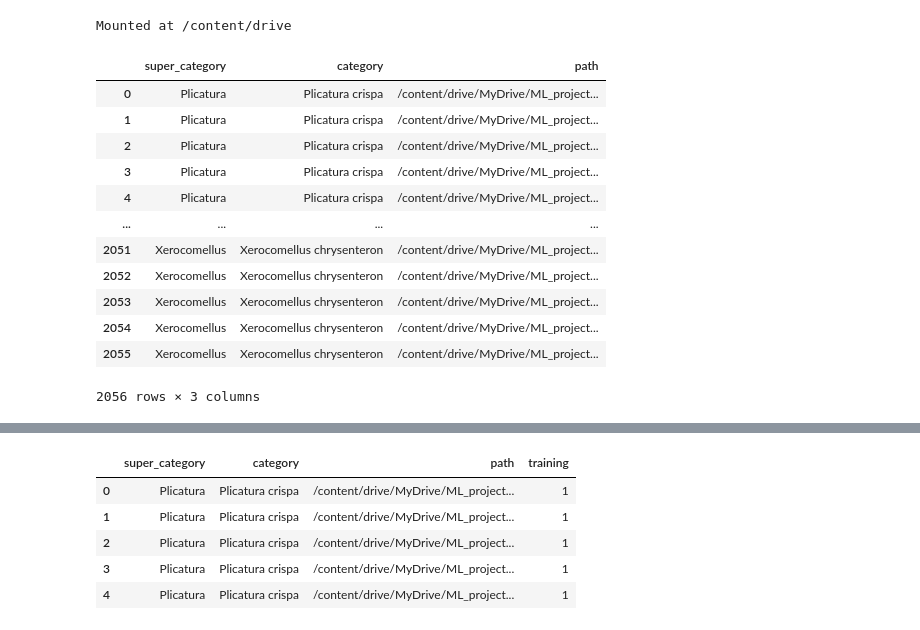
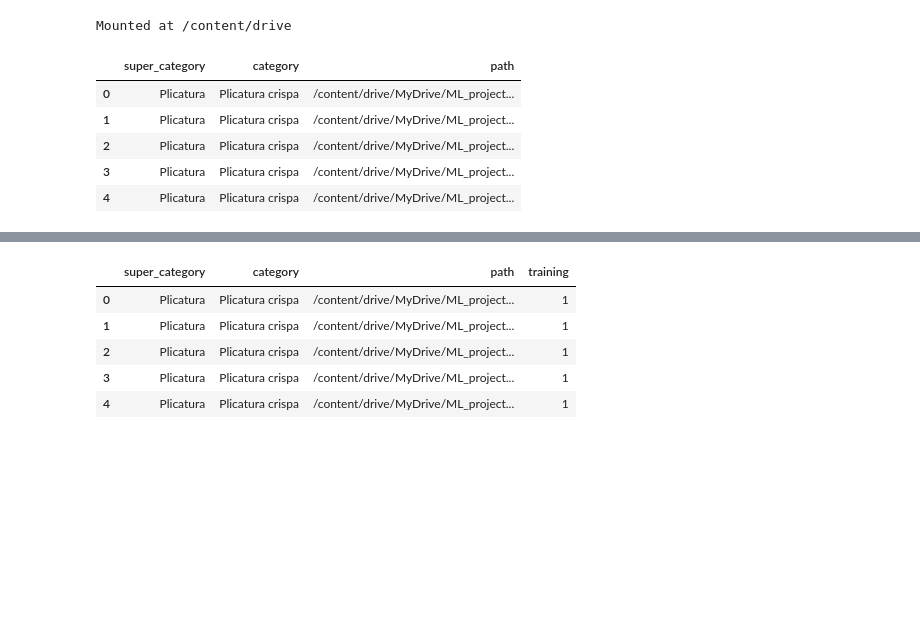
Before and after one commit to lorenzovngl/ml-project, a Jupyter notebook: prediction_model.ipynb, the cells around one changed output, grey strips where cells are left out. Drawn from its saved outputs; the diff is of its cells as text; code cells hidden in the pictures; blank space fills up the shorter version.

```diff
--- a/prediction_model.ipynb
+++ b/prediction_model.ipynb
@@ -6,41 +6,34 @@ Mounted at /content/drive
 # %%
 import os
 import pandas as pd
 import cv2
 
 DIR = "/content/drive/MyDrive/ML_project/data/fungi_train_val"
 directories = []
 
 folders = os.listdir(DIR)
 
 for folder in folders:
     photos = os.listdir(DIR + "/" + folder)
     cat = ' '.join(folder.split('_')[1:])
     super_cat = folder.split('_')[1]
     for photo in photos:
         path = DIR + "/" + folder + "/" + photo
         directories.append({
             'super_category': super_cat,
             'category': cat,
             'path': path
         })
 
 df = pd.DataFrame(directories)
-df
+df.head()
 # %% [output]
 |  | super_category | category | path |
 | 0 | Plicatura | Plicatura crispa | /content/drive/MyDrive/ML_project... |
 | 1 | Plicatura | Plicatura crispa | /content/drive/MyDrive/ML_project... |
 | 2 | Plicatura | Plicatura crispa | /content/drive/MyDrive/ML_project... |
 | 3 | Plicatura | Plicatura crispa | /content/drive/MyDrive/ML_project... |
 | 4 | Plicatura | Plicatura crispa | /content/drive/MyDrive/ML_project... |
-| ... | ... | ... | ... |
-| 2051 | Xerocomellus | Xerocomellus chrysenteron | /content/drive/MyDrive/ML_project... |
-| 2052 | Xerocomellus | Xerocomellus chrysenteron | /content/drive/MyDrive/ML_project... |
-| 2053 | Xerocomellus | Xerocomellus chrysenteron | /content/drive/MyDrive/ML_project... |
-| 2054 | Xerocomellus | Xerocomellus chrysenteron | /content/drive/MyDrive/ML_project... |
-| 2055 | Xerocomellus | Xerocomellus chrysenteron | /content/drive/MyDrive/ML_project... |
-2056 rows × 3 columns
 # %%
 df_sorted = df.groupby(['category']).count().rename(columns={'path':'count'})[['count']].sort_values(by='count', ascending=False)
 df_sorted
```
Also changed, not shown: parts of 15 cells of this notebook, 2 other files.
